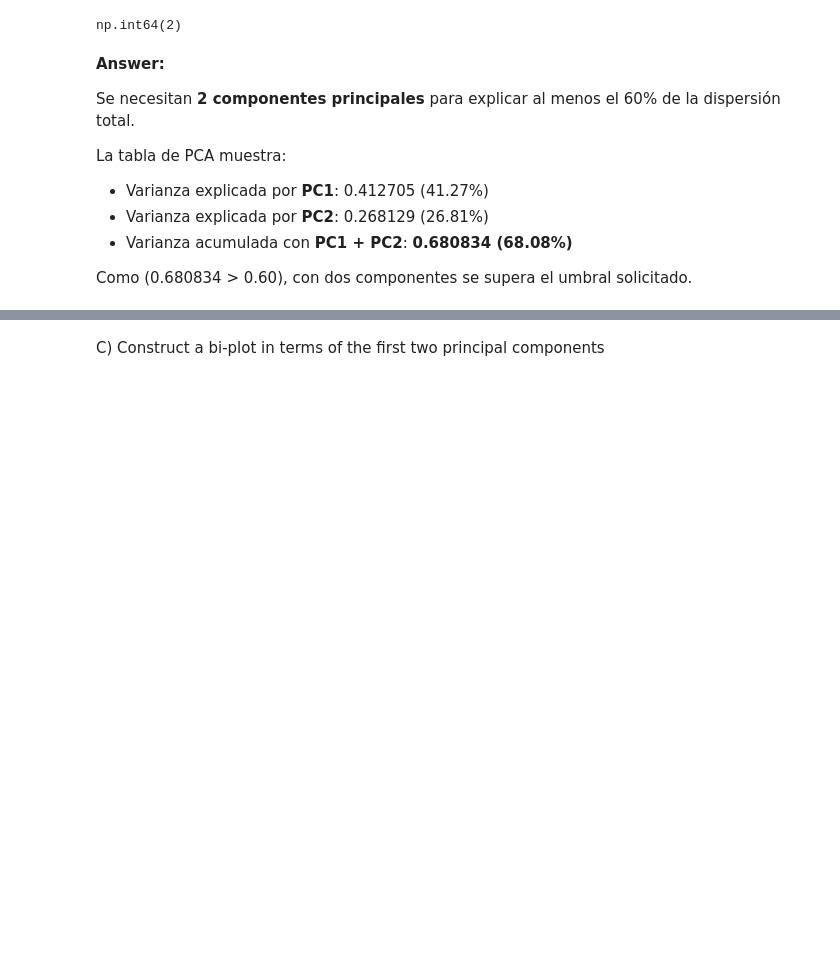
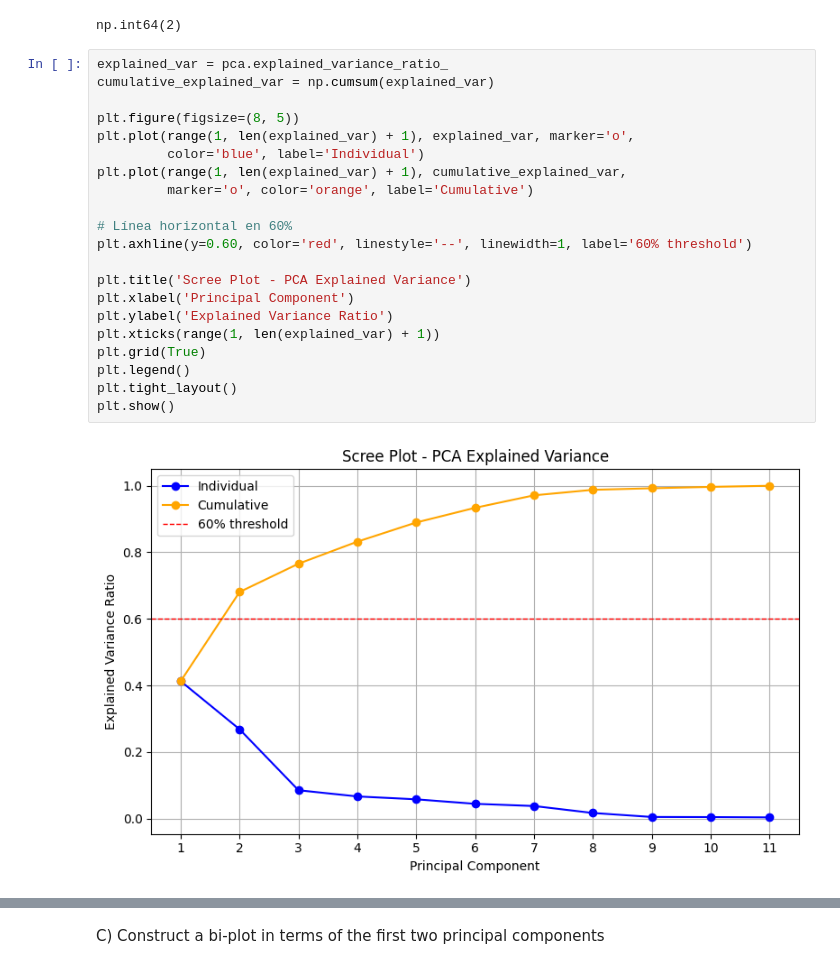
Before and after one commit to william-monroy/mem-estadistics, a Jupyter notebook: activity2.ipynb, the cells around one changed output, grey strips where cells are left out. Saved outputs shown, nothing was run; the diff lists cells and outputs as text; blank space fills up the shorter version.

Commit message:
added screeplot

```diff
--- a/activity2.ipynb
+++ b/activity2.ipynb
@@ -412,15 +412,26 @@ components_60 = np.argmax(np.cumsum(pca.explained_variance_ratio_) >= 0.60) + 1
 components_60
 # %% [output]
 np.int64(2)
-# %% [markdown]
-**Answer:**
-
-Se necesitan **2 componentes principales** para explicar al menos el 60% de la dispersión total.
-
-La tabla de PCA muestra:
-
-- Varianza explicada por **PC1**: 0.412705 (41.27%)
-- Varianza explicada por **PC2**: 0.268129 (26.81%)
-- Varianza acumulada con **PC1 + PC2**: **0.680834 (68.08%)**
-
-Como \(0.680834 > 0.60\), con dos componentes se supera el umbral solicitado.
+# %%
+explained_var = pca.explained_variance_ratio_
+cumulative_explained_var = np.cumsum(explained_var)
+
+plt.figure(figsize=(8, 5))
+plt.plot(range(1, len(explained_var) + 1), explained_var, marker='o',
+         color='blue', label='Individual')
+plt.plot(range(1, len(explained_var) + 1), cumulative_explained_var,
+         marker='o', color='orange', label='Cumulative')
+
+# Línea horizontal en 60%
+plt.axhline(y=0.60, color='red', linestyle='--', linewidth=1, label='60% threshold')
+
+plt.title('Scree Plot - PCA Explained Variance')
+plt.xlabel('Principal Component')
+plt.ylabel('Explained Variance Ratio')
+plt.xticks(range(1, len(explained_var) + 1))
+plt.grid(True)
+plt.legend()
+plt.tight_layout()
+plt.show()
+# %% [output]
+[figure, added]
```
Also changed, not shown: parts of 5 cells of this notebook.
